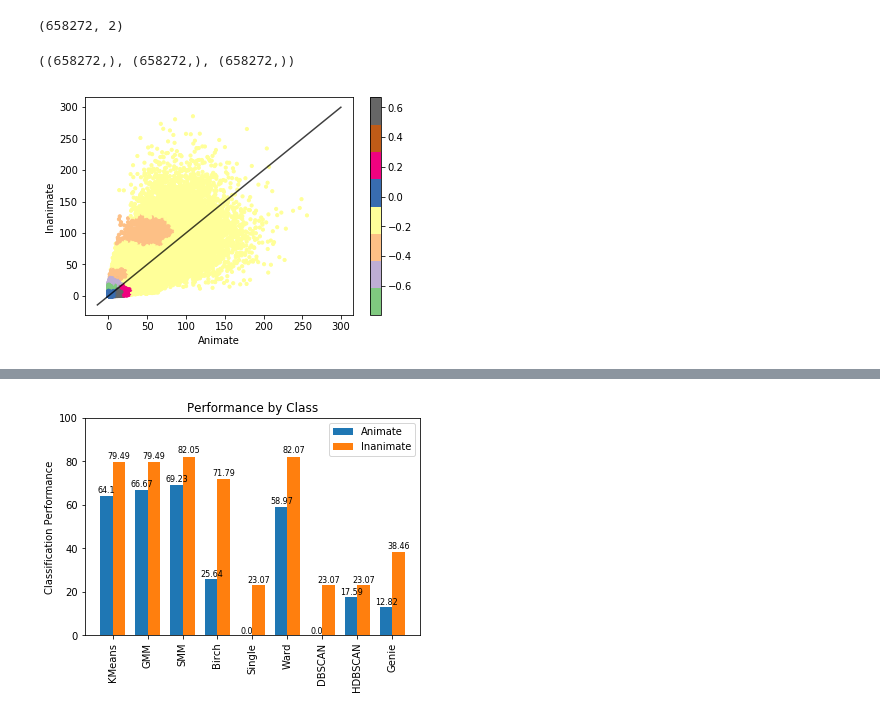
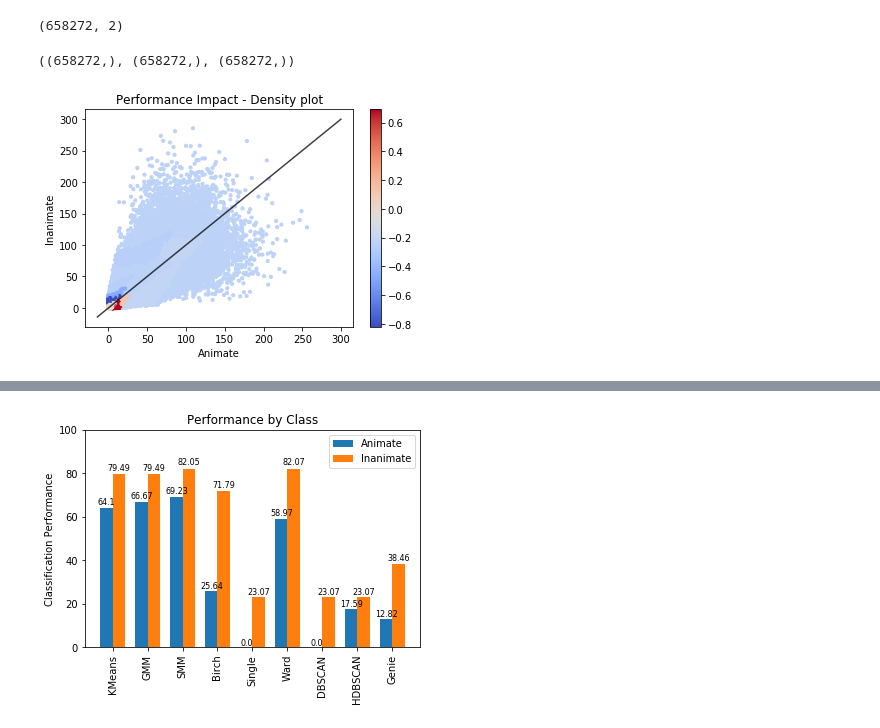
Before and after one commit to SNaGLab/Cognitive-Parcellation, a Jupyter notebook: code/models/alexnet_step_2.ipynb, the cells around one changed output, grey strips where cells are left out. Drawn from its saved outputs; the diff is of its cells as text; code cells hidden in the pictures.

```diff
--- a/code/models/alexnet_step_2.ipynb
+++ b/code/models/alexnet_step_2.ipynb
@@ -407,8 +407,8 @@ import genieclust
 import hdbscan
 import smm
 
-j = 22 #Set this value from scree plot!
-method = 'GMM'
+j = 21 #Set this value from scree plot!
+method = 'SMM'
 print j
 #clf = hdbscan.HDBSCAN(min_cluster_size=j, gen_min_span_tree=True)
 #clf = DBSCAN(eps=5.443)
@@ -418,7 +418,7 @@ print j
 #clf = Birch(branching_factor=50, n_clusters=j, threshold=0.5,compute_labels=True)
 clf = GaussianMixture(n_components=j, covariance_type='full',random_state=143)
 #clf= genieclust.genie.Genie(n_clusters=j)
-#clf= smm.SMM(n_components=j, covariance_type='full', random_state=143, tol=1e-12,min_covar=1e-6, n_iter=1000, n_init=1, params='wmcd', init_params='wmcd')
+clf= smm.SMM(n_components=j, covariance_type='full', random_state=143, tol=1e-12,min_covar=1e-6, n_iter=1000, n_init=1, params='wmcd', init_params='wmcd')
 temp = clf.fit(X_new)
 y_pred = clf.predict(X_new)
 #y_pred = clf.fit_predict(X_new)
@@ -506,0 +932,26 @@ Wall time: 5min 9s
+# %%
+X = np.arange(1,8)
+Y = []
+Z = []
+tmp = 0.
+for item in X:
+    print(item,layer_info[ina][item]['pre'],layer_info[ina][item]['post'],layer_info[ana][item]['rand'])
+    Y.append((-1*layer_info[ina][item]['pre'])-(-1*layer_info[ina][item]['post']))
+    if layer_info[ana][item]['rand'] == 0.:
+        Z.append(0.)
+    else:
+        Z.append(layer_info[ana][item]['rand']-layer_info[ana][item]['no'])
+    tmp += (-1*layer_info[ina][item]['pre'])-(-1*layer_info[ina][item]['post'])
+print(tmp)
+width = 0.35  # the width of the bars
+
+rects1 = plt.bar(X- width/2, Y, width, label='Layer-specific cluster lesions')
+rects2 = plt.bar(X+width/2, Z, width, label='Random layer lesions')
+
+plt.ylabel('Relative change in performance impact')
+plt.xticks(X, ('conv_1', 'conv_2', 'conv_3', 'conv_4','conv_5','fc1','fc2'))
+plt.xlabel('Different layers of Alexnet')
+plt.title('Change in Performance by layer for Inanimate')
+plt.legend()
+plt.savefig('../../results/scree/inaniamte_by_layer.png', format='png')
+#plt.ylim([0,1])
@@ -643,21 +1104,22 @@ y = X[:,1]
 # %%
 #Density Plot for Animate/Inanimate
 
 print(x.shape,y.shape,z.shape)
 fig, ax = plt.subplots()
-cs = ax.scatter(x, y, c=z, s=10,cmap='Accent')
+cs = ax.scatter(x, y, c=z, s=10,cmap='coolwarm')
 cbar = fig.colorbar(cs)
 lims = [
     np.min([ax.get_xlim(), ax.get_ylim()]),  # min of both axes
     np.max([ax.get_xlim(), ax.get_ylim()]),  # max of both axes
 ]
 ax.plot(lims, lims, 'k-', alpha=0.75)
 plt.xlabel('Animate')
 plt.ylabel('Inanimate')
-plt.savefig('../../results/scree/'+str(method)+'_results_density.png', format='png')
+plt.title('Performance Impact - Density plot')
+plt.savefig('../../results/scree/'+str(method)+'_results_density.png', format='png',dpi=200)
 # %% [output]
 ((658272,), (658272,), (658272,))
-[figure, old version]
+[figure, new version]
 # %%
 print result.values().index(max(result.values())), result.values().index(min(result.values()))
 ana = int(result.values().index(max(result.values())))
```
Also changed, not shown: parts of 19 cells of this notebook, 4 other files.
